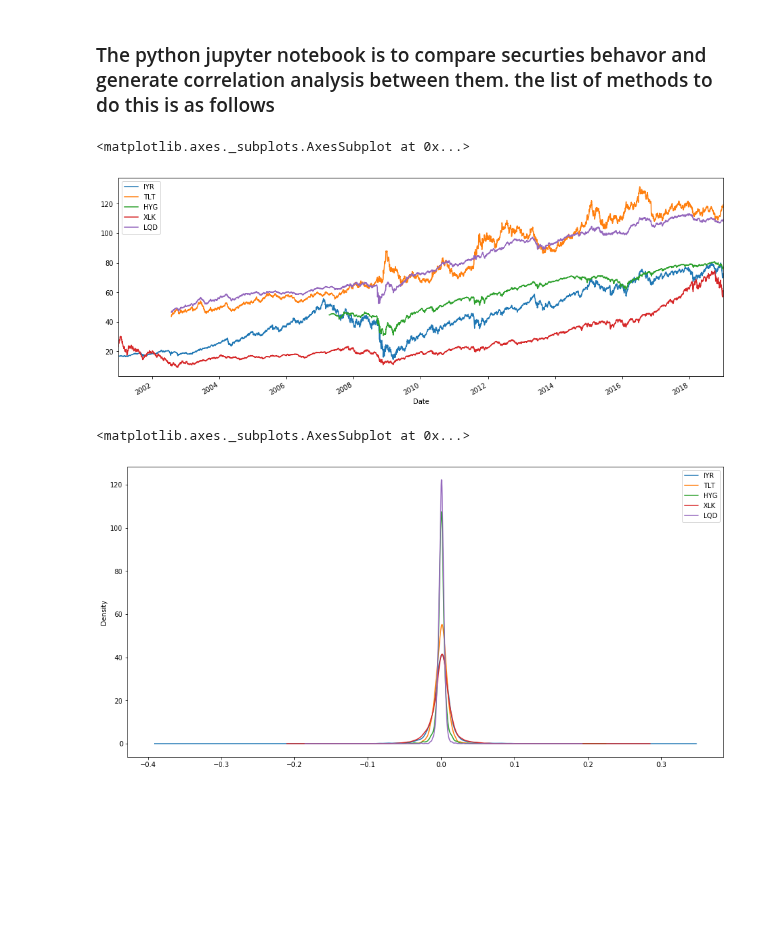
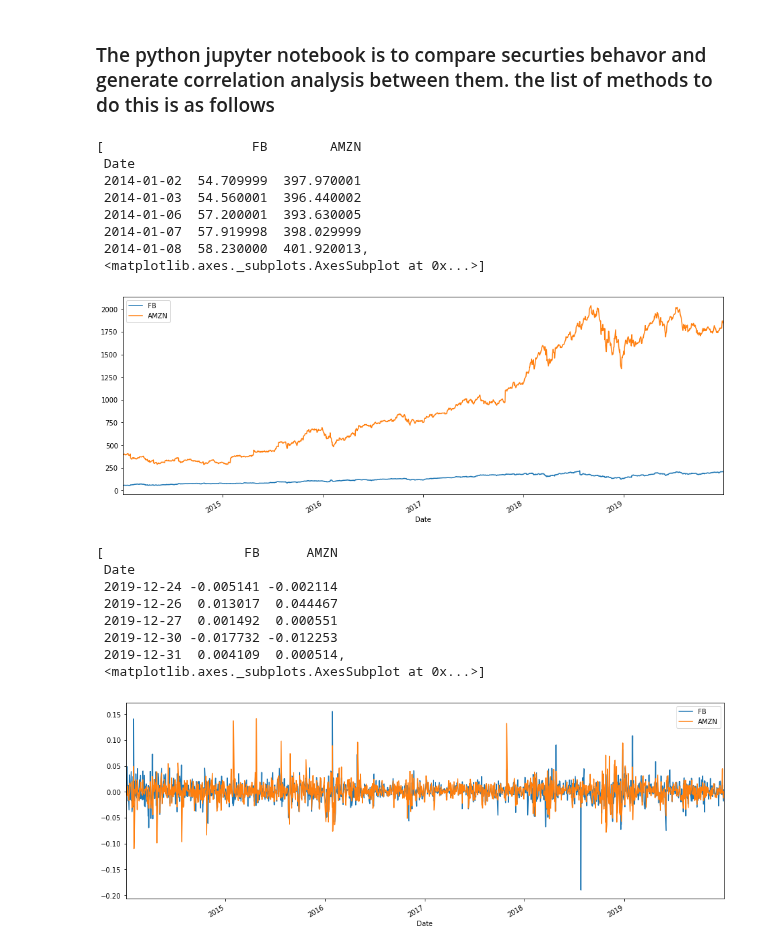
Before and after one commit to Berkat0789/Data_Analysis, a Jupyter notebook: Personal Projects/Sidus/Untitled.ipynb, the cells around one changed output. Saved outputs shown, nothing was run; the diff lists cells and outputs as text; code cells hidden in the pictures; blank space fills up the shorter version.

Commit message:
Scripting started

```diff
--- a/Personal Projects/Sidus/Untitled.ipynb
+++ b/Personal Projects/Sidus/Untitled.ipynb
@@ -32,10 +10,26 @@ Sidus = Fund(["IYR", "TLT", "HYG", "XLK", "LQD"], start = "2001-1-1", stop= "201
+# %%
+Sidus = fetch_Stock_Data.Firm(["FB", "AMZN"], start= '2014-1-1')
 # %%
-Sidus.adj_Close()
+Sidus.fetch_Data()
 # %% [output]
-<matplotlib.axes._subplots.AxesSubplot at 0x...>
+[                   FB        AMZN
+ Date
+ 2014-01-02  54.709999  397.970001
+ 2014-01-03  54.560001  396.440002
+ 2014-01-06  57.200001  393.630005
+ 2014-01-07  57.919998  398.029999
+ 2014-01-08  58.230000  401.920013,
+ <matplotlib.axes._subplots.AxesSubplot at 0x...>]
-[figure, old version]
+[figure, new version]
 # %%
-Sidus.daily_returns()
+Sidus.dailyChanges()
 # %% [output]
-<matplotlib.axes._subplots.AxesSubplot at 0x...>
+[                  FB      AMZN
+ Date
+ 2019-12-24 -0.005141 -0.002114
+ 2019-12-26  0.013017  0.044467
+ 2019-12-27  0.001492  0.000551
+ 2019-12-30 -0.017732 -0.012253
+ 2019-12-31  0.004109  0.000514,
+ <matplotlib.axes._subplots.AxesSubplot at 0x...>]
-[figure, old version]
+[figure, new version]
```
Also changed, not shown: parts of 4 cells of this notebook, 27 other files.
